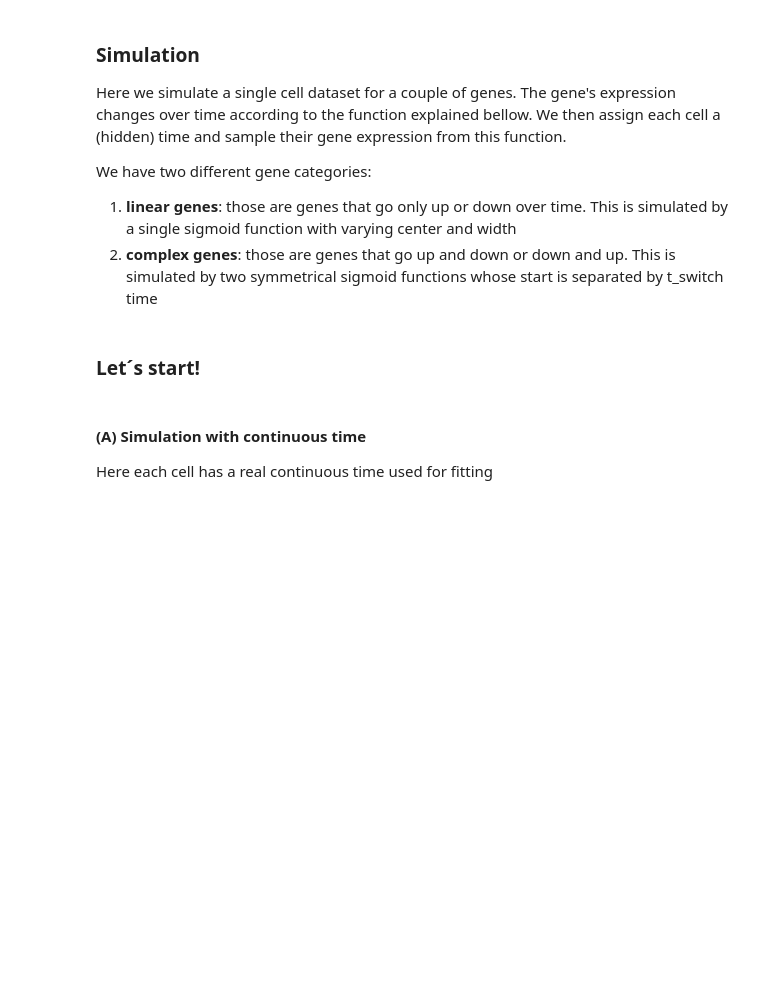
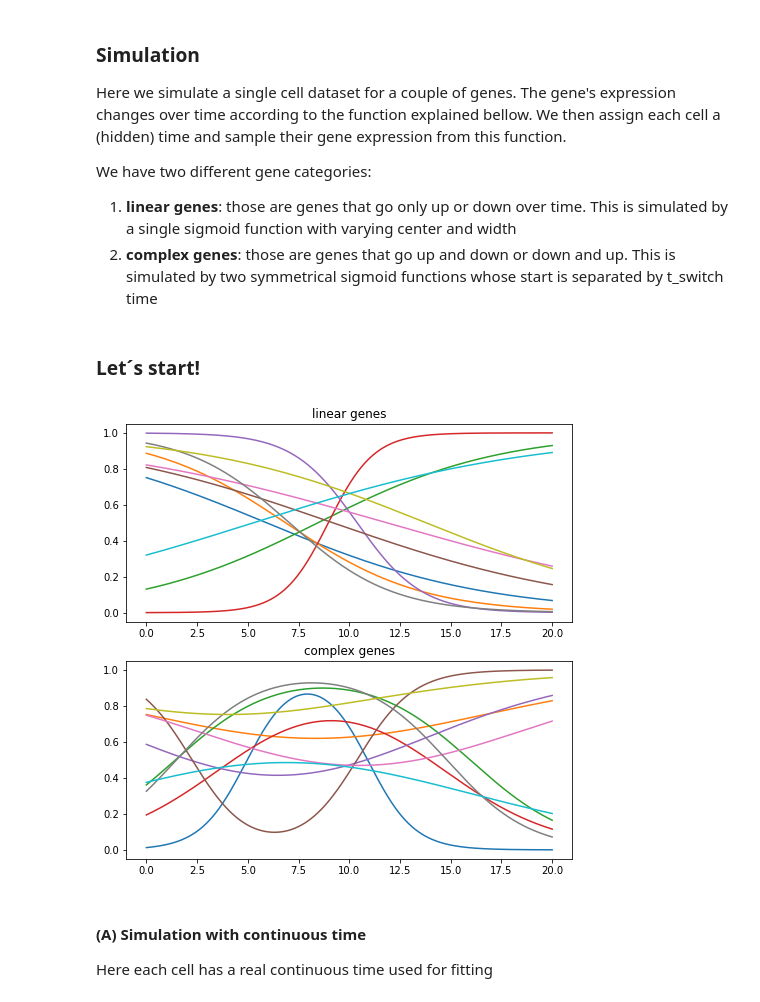
Before and after one commit to bjbouman/time_series_analysis, a Jupyter notebook: code/8.1.simulation_time_series.ipynb, the cells around one changed output. Drawn from its saved outputs; the diff is of its cells as text; code cells hidden in the pictures; blank space fills up the shorter version.

```diff
--- a/code/8.1.simulation_time_series.ipynb
+++ b/code/8.1.simulation_time_series.ipynb
@@ -67,3 +77,17 @@ def noise_and_scale(X, noise=0.05): # function to min_max scale and add gaussian
+# %%
+fig, ax = plt.subplots(2,1,figsize=(8,8))
+
+for idx, gene in enumerate(linear_genes[0]):
+    ax[0].plot(time, linear_genes[:,idx])
+
+for idx, gene in enumerate(complex_genes[0]):
+    ax[1].plot(time, complex_genes[:,idx])
+
+# add titles
+ax[0].title.set_text("linear genes")
+ax[1].title.set_text("complex genes")
+# %% [output]
+[figure, added]
 # %% [markdown]
 #### (A) Simulation with continuous time
 
```
Also changed, not shown: parts of 10 cells of this notebook, 5 other files.
